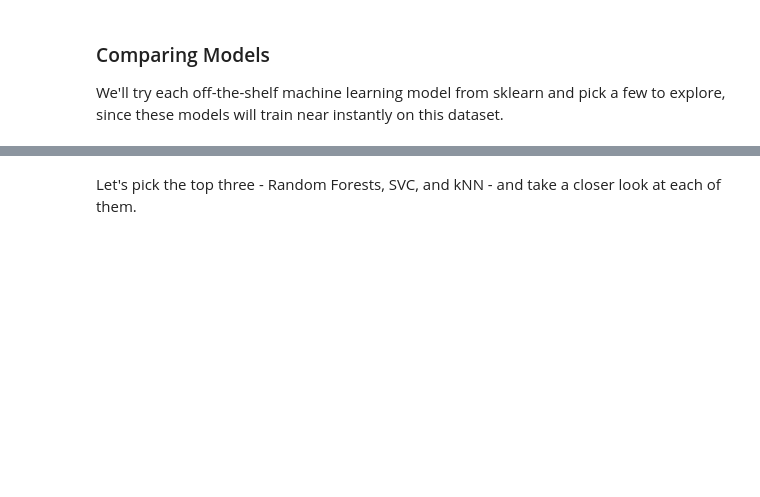
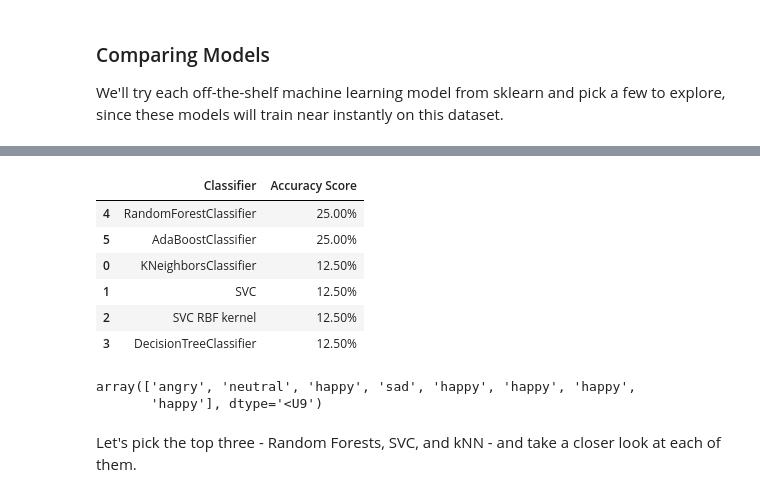
Before and after one commit to fanyuhan0912-ui/Week3-ClassicML, a Jupyter notebook: Week_3_MachineLearning.ipynb, the cells around one changed output, grey strips where cells are left out. Drawn from its saved outputs; the diff is of its cells as text; code cells hidden in the pictures; blank space fills up the shorter version.

```diff
--- a/Week_3_MachineLearning.ipynb
+++ b/Week_3_MachineLearning.ipynb
@@ -799,3 +938,58 @@ array(['surprised', 'neutral', 'surprised', 'surprised', 'surprised',
+# %%
+from sklearn.neighbors import KNeighborsClassifier
+from sklearn.svm import SVC
+from sklearn.tree import DecisionTreeClassifier
+from sklearn.ensemble import RandomForestClassifier, AdaBoostClassifier
+from sklearn.naive_bayes import GaussianNB
+from sklearn.discriminant_analysis import QuadraticDiscriminantAnalysis
+
+classification_models = [
+    KNeighborsClassifier(),#(3),
+    SVC(kernel='linear'),#, C=0.025),
+    SVC(kernel='rbf'),
+    DecisionTreeClassifier(),#max_depth=5),
+    RandomForestClassifier(),#max_depth=5, n_estimators=10, max_features=1),
+    AdaBoostClassifier(),
+    # GaussianNB(), # Removed due to single-sample class error
+    # QuadraticDiscriminantAnalysis() # Removed due to single-sample class error
+    ]
+
+# scores = []
+scores2 = []
+for model in classification_models:
+    model.fit(X_train_minmax, y_train)
+    # score = model.score(X_test_minmax, y_test) # This was the original test set from train_test_split, which is empty for the user's small dataset.
+
+    # Scale my_features using the previously fitted MinMaxScaler
+    my_features_minmax_scaled = scaler.transform(my_features)
+
+    # Score using the MinMax scaled user's voice data
+    score2 = model.score(my_features_minmax_scaled, my_emotions)
+
+
+    model_name = type(model).__name__
+    if model_name=='SVC' and model.kernel=='rbf': model_name+=' RBF kernel'
+    # scores.append((model_name,(f'{100 * score:.2f}%')))
+    scores2.append((model_name,(f'{100 * score2:.2f}%')))
+# Make it pretty
+# scores_df = pd.DataFrame(scores,columns=['Classifier','Accuracy Score'])
+# scores_df.sort_values(by='Accuracy Score',axis=0,ascending=False)
+
+scores2_df = pd.DataFrame(scores2,columns=['Classifier','Accuracy Score'])
+scores2_df.sort_values(by='Accuracy Score',axis=0,ascending=False)
+# %% [output]
+|  | Classifier | Accuracy Score |
+| 4 | RandomForestClassifier | 25.00% |
+| 5 | AdaBoostClassifier | 25.00% |
+| 0 | KNeighborsClassifier | 12.50% |
+| 1 | SVC | 12.50% |
+| 2 | SVC RBF kernel | 12.50% |
+| 3 | DecisionTreeClassifier | 12.50% |
+# %%
+model.predict(my_features_minmax_scaled)
+# %% [output]
+array(['angry', 'neutral', 'happy', 'sad', 'happy', 'happy', 'happy',
+       'happy'], dtype='<U9')
 # %% [markdown]
 Let's pick the top three - Random Forests, SVC, and kNN - and take a closer look at each of them.
 # %% [markdown]
```
Also changed, not shown: parts of 13 cells of this notebook.
